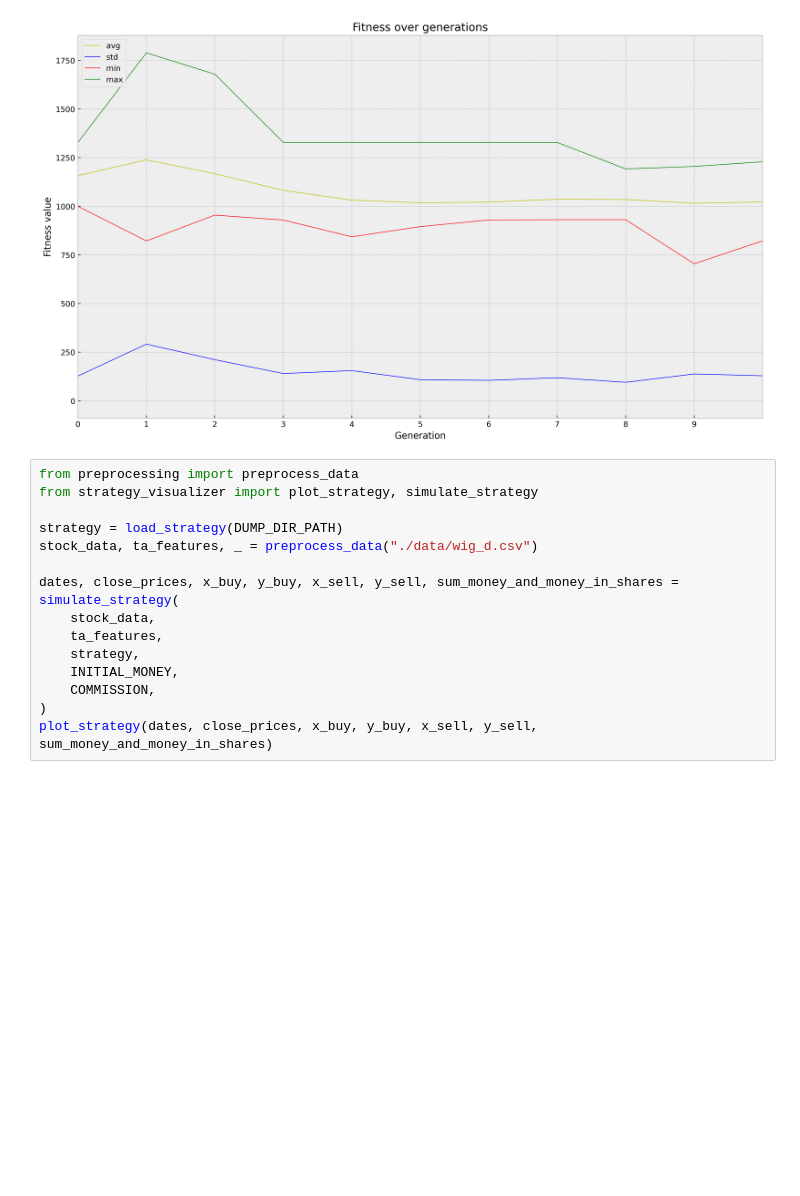
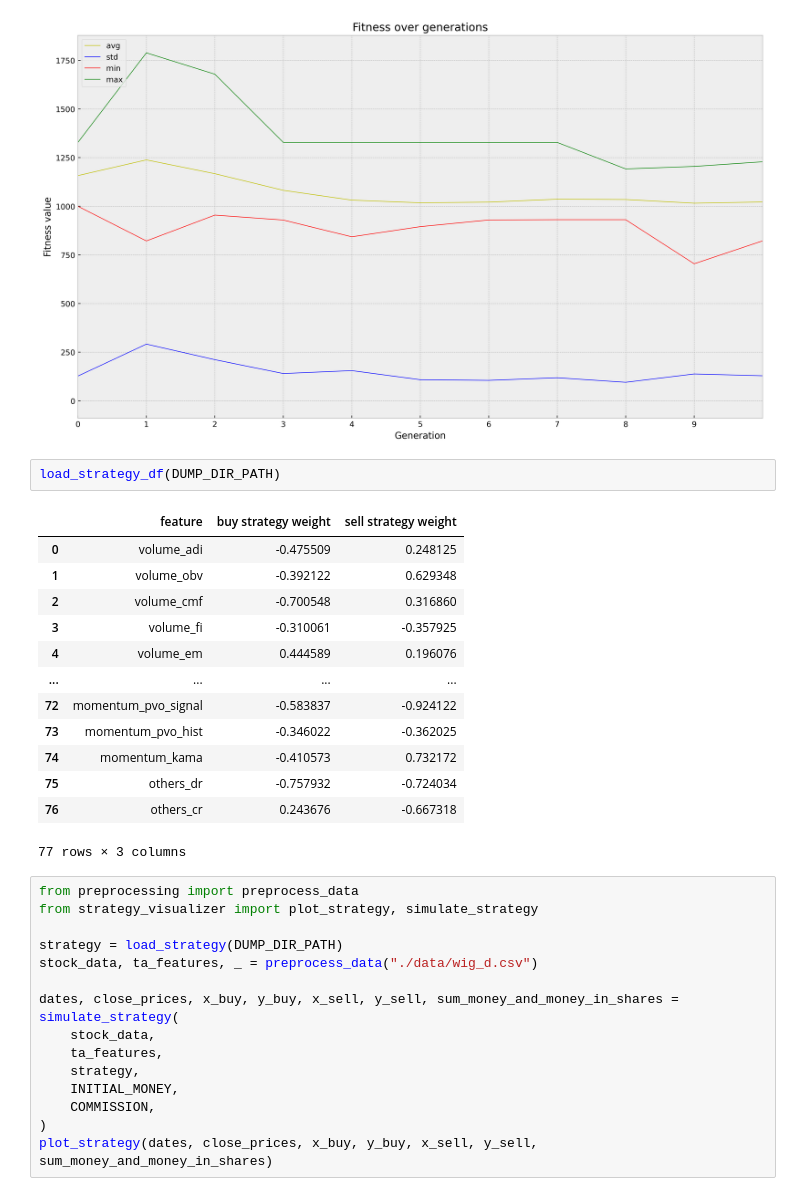
Before and after one commit to proman3419/inwestycje, a Jupyter notebook: app/results.ipynb, the cells around one changed output. Cells and saved outputs as stored; diff of their text form; blank space fills up the shorter version.

```diff
--- a/app/results.ipynb
+++ b/app/results.ipynb
@@ -47,6 +62,22 @@ logbook = load_logbook(DUMP_DIR_PATH)
 plot_fitness_over_generations(logbook)
 # %% [output]
 [figure]
+# %%
+load_strategy_df(DUMP_DIR_PATH)
+# %% [output]
+|  | feature | buy strategy weight | sell strategy weight |
+| 0 | volume_adi | -0.475509 | 0.248125 |
+| 1 | volume_obv | -0.392122 | 0.629348 |
+| 2 | volume_cmf | -0.700548 | 0.316860 |
+| 3 | volume_fi | -0.310061 | -0.357925 |
+| 4 | volume_em | 0.444589 | 0.196076 |
+| ... | ... | ... | ... |
+| 72 | momentum_pvo_signal | -0.583837 | -0.924122 |
+| 73 | momentum_pvo_hist | -0.346022 | -0.362025 |
+| 74 | momentum_kama | -0.410573 | 0.732172 |
+| 75 | others_dr | -0.757932 | -0.724034 |
+| 76 | others_cr | 0.243676 | -0.667318 |
+77 rows × 3 columns
 # %%
 from preprocessing import preprocess_data
 from strategy_visualizer import plot_strategy, simulate_strategy
```
Also changed, not shown: parts of 3 cells of this notebook, 1 other file.
